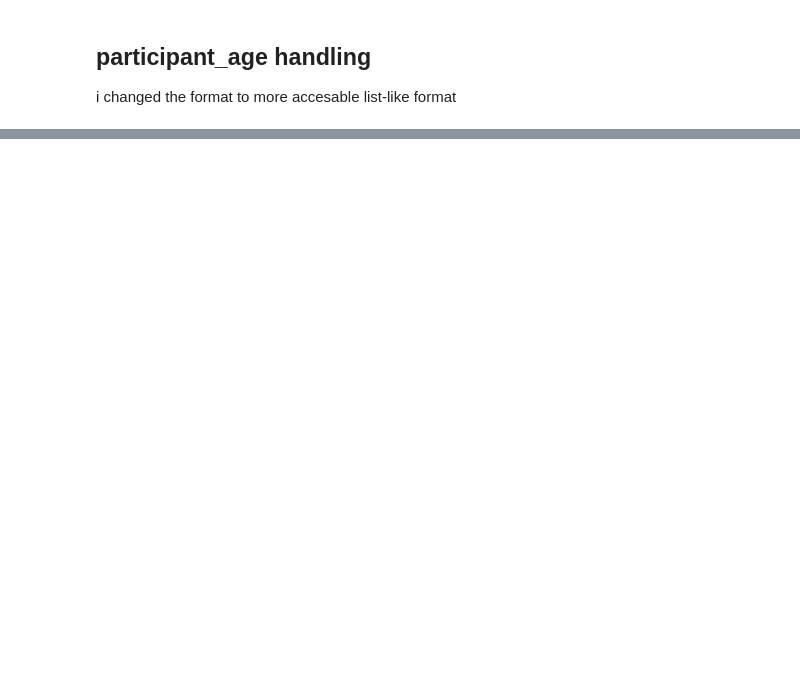
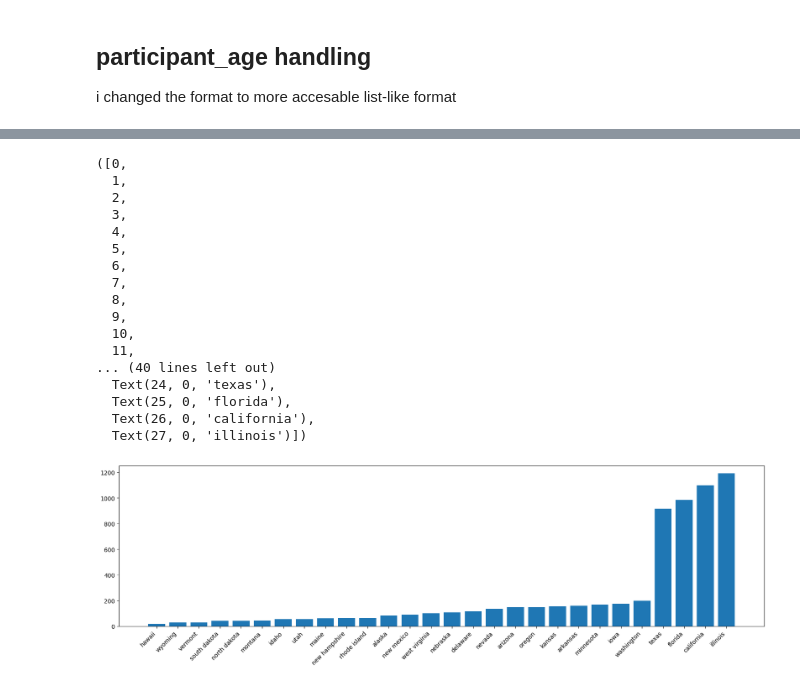
Before and after one commit to benmoyal1/data_science_lab, a Jupyter notebook: week1/lab_week_one.ipynb, the cells around one changed output, grey strips where cells are left out. Drawn from its saved outputs; the diff is of its cells as text; code cells hidden in the pictures; blank space fills up the shorter version.

```diff
--- a/week1/lab_week_one.ipynb
+++ b/week1/lab_week_one.ipynb
@@ -159,0 +282,4 @@ df["participant_age"] = df["participant_age"].apply(format_ages)
+# %%
+group_by_state = df.groupby(by=df['state'].str.lower())['incident_id'].count().reset_index()
+group_by_state = group_by_state.rename(columns={"incident_id": "crimes_num"})
+group_by_state
@@ -159,0 +304,32 @@ df["participant_age"] = df["participant_age"].apply(format_ages)
+# %%
+filtered_data = group_by_state[
+    (group_by_state['crimes_num'] > 800) | (group_by_state['crimes_num'] < 200)
+][1:]
+
+sorted_data = filtered_data.sort_values(by='crimes_num')
+
+state_sorted = sorted_data['state']
+crimes_num_sorted = sorted_data['crimes_num']
+
+fig, ax = plt.subplots(1,1,figsize = (20,5))
+ax.bar(state_sorted,crimes_num_sorted)
+plt.xticks(rotation=45,ha='right')
+# %% [output]
+([0,
+  1,
+  2,
+  3,
+  4,
+  5,
+  6,
+  7,
+  8,
+  9,
+  10,
+  11,
+... (40 lines left out)
+  Text(24, 0, 'texas'),
+  Text(25, 0, 'florida'),
+  Text(26, 0, 'california'),
+  Text(27, 0, 'illinois')])
+[figure, added]
```
Also changed, not shown: parts of 21 cells of this notebook.
